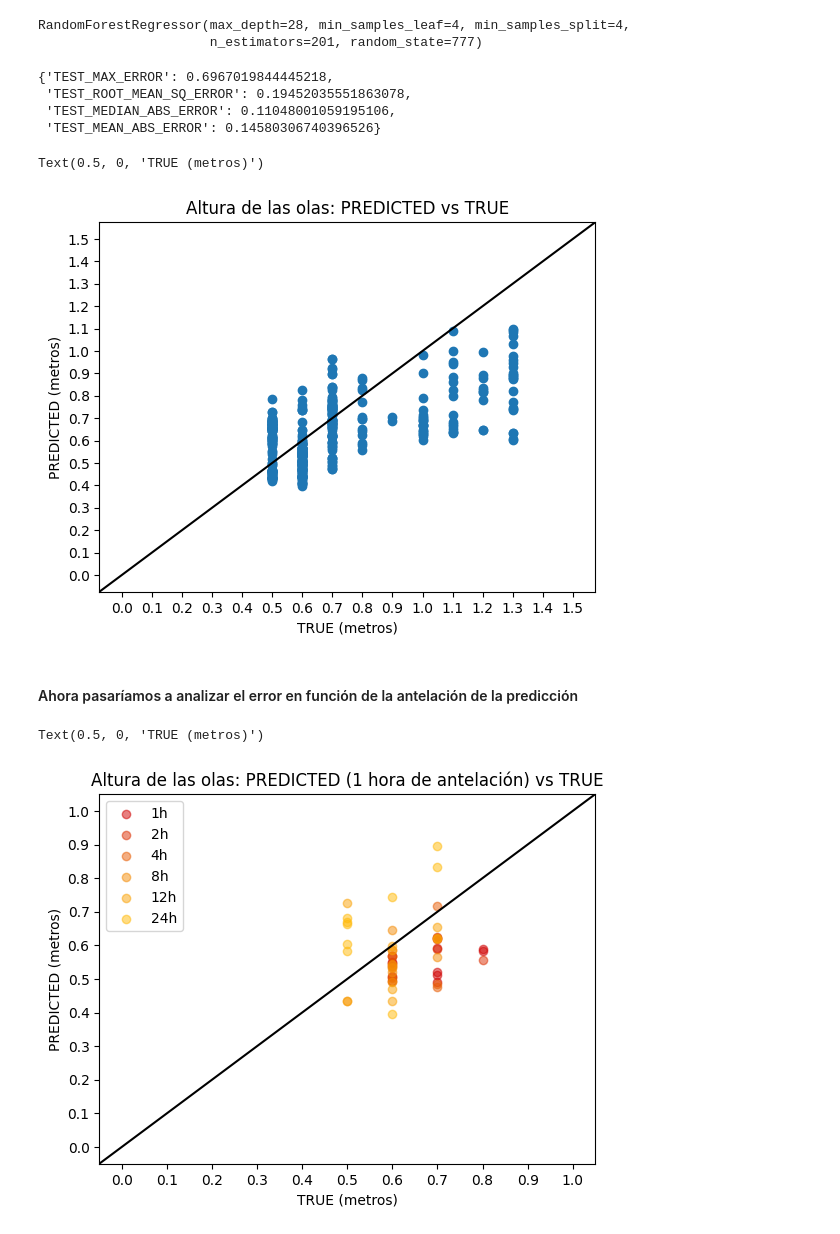
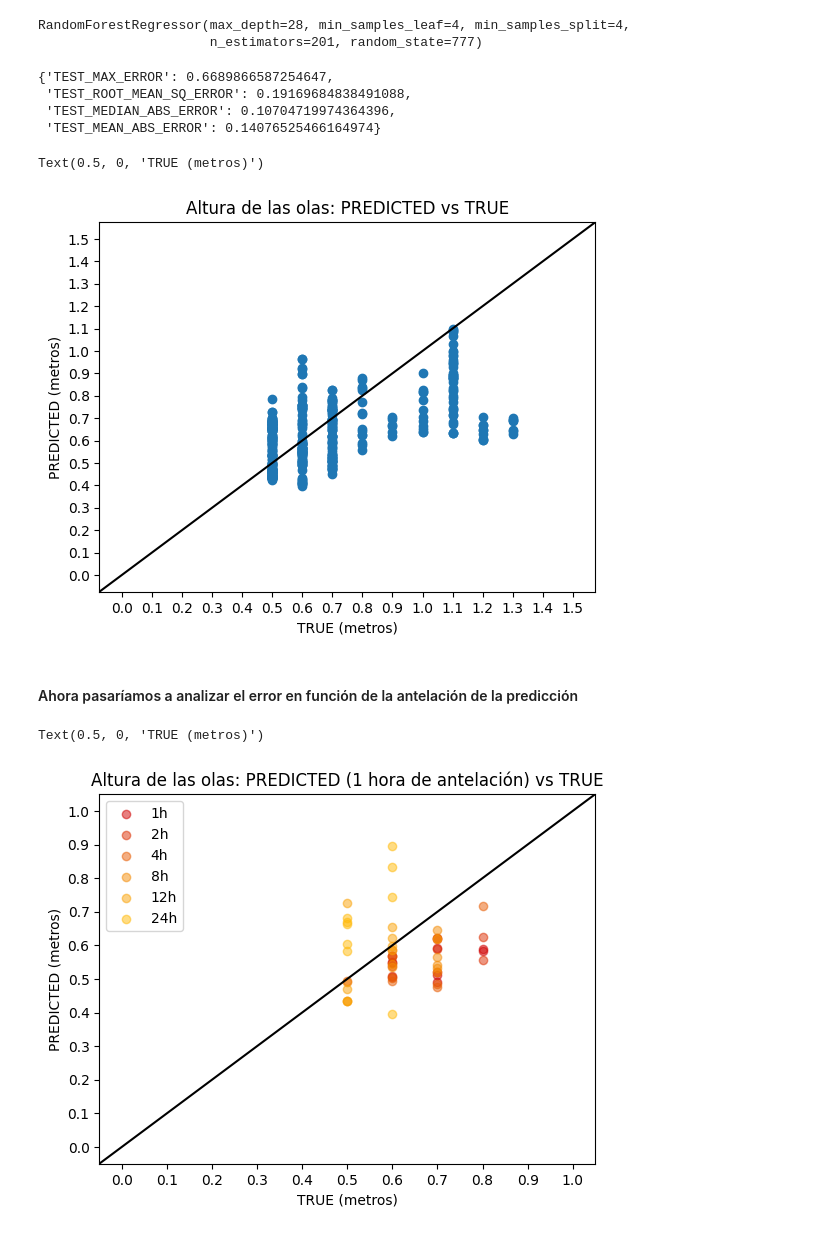
Before and after one commit to MarioBaldocchi/PD, a Jupyter notebook: forecasts/evaluacion.ipynb, the cells around one changed output. Drawn from its saved outputs; the diff is of its cells as text; code cells hidden in the pictures.

Commit message:
Evaluacion - y_true sacada de las observaciones

```diff
--- a/forecasts/evaluacion.ipynb
+++ b/forecasts/evaluacion.ipynb
@@ -22,8 +23,8 @@ df_forecast = pd.read_csv('./clean/forecast_merged.csv')
 ##### Para mantener el mismo orden de columnas en el input del modelo
 # %%
 antelaciones = df_forecast['antelacion'] # guardamos para evaluar posteriormente
-df_forecast = df_forecast[df_observ.columns]
+df_forecast = df_forecast[model_col_order]
 # %% [markdown]
 #### Separamos en explicativas y respuesta
 # %%
-X, y = df_forecast.drop(columns=['AlturaOlas', 'anio', 'mes', 'dia', 'hora']), df_forecast['AlturaOlas']
+X = df_forecast.drop(columns=['anio', 'mes', 'dia', 'hora'])
@@ -29,0 +70,20 @@ X, y = df_forecast.drop(columns=['AlturaOlas', 'anio', 'mes', 'dia', 'hora']), d
+# %%
+dfs = []
+for col in tableWaves.columns:
+    hora = int(col.replace('h', '')) # sacamos hora
+    df = tableWaves[[col]]
+    df.columns = ['AlturaOlas'] # renombramos la columna
+    df['AlturaOlas'] = df['AlturaOlas'].astype('float')
+    df.reset_index(inplace=True, names='fecha')
+    df['hora'] = hora
+    # separamos fecha en varias columnas
+    df[['dia', 'mes', 'anio']] = df.fecha.str.split('.', n=3, expand=True)
+    df['hora'] = df['hora'].astype('int')
+    df['dia'] = df['dia'].astype('int')
+    df['mes'] = df['mes'].astype('int')
+    df['anio'] = df['anio'].astype('int')
+
+    df.drop(columns=['fecha'], inplace=True)
+    dfs.append(df)
+
+df_real = pd.concat(dfs, axis=0)
@@ -30,3 +110,6 @@ X, y = df_forecast.drop(columns=['AlturaOlas', 'anio', 'mes', 'dia', 'hora']), d
+# %%
+df_merged = df_forecast.merge(df_real, on=['anio', 'mes', 'dia', 'hora'])
+y_true = df_merged['AlturaOlas']
 # %% [markdown]
 #### Cargamos el modelo definitivo
 # %%
@@ -46,31 +129,31 @@ RandomForestRegressor(max_depth=28, min_samples_leaf=4, min_samples_split=4,
 # %%
 predicciones = model.predict(X)
 # %%
-calcular_metricas(y, predicciones)
+calcular_metricas(y_true, predicciones)
 # %% [output]
-{'TEST_MAX_ERROR': 0.6967019844445218,
- 'TEST_ROOT_MEAN_SQ_ERROR': 0.19452035551863078,
- 'TEST_MEDIAN_ABS_ERROR': 0.11048001059195106,
- 'TEST_MEAN_ABS_ERROR': 0.14580306740396526}
+{'TEST_MAX_ERROR': 0.6689866587254647,
+ 'TEST_ROOT_MEAN_SQ_ERROR': 0.19169684838491088,
+ 'TEST_MEDIAN_ABS_ERROR': 0.10704719974364396,
+ 'TEST_MEAN_ABS_ERROR': 0.14076525466164974}
 # %%
-plt.scatter(y, predicciones)
+plt.scatter(y_true, predicciones)
+plt.axline([0,0], [1.5,1.5], color='0')
 plt.xticks([i/10 for i in range(0,16)])
 plt.yticks([i/10 for i in range(0,16)])
-plt.axline([0,0], [1.5, 1.5], color='0')
 plt.title('Altura de las olas: PREDICTED vs TRUE')
 
 plt.ylabel('PREDICTED (metros)')
 plt.xlabel('TRUE (metros)')
 # %% [output]
 Text(0.5, 0, 'TRUE (metros)')
-[figure, old version]
+[figure, new version]
 # %% [markdown]
 #### Ahora pasaríamos a analizar el error en función de la antelación de la predicción
 # %%
 colores = ["#d00000","#dc2f02","#e85d04","#f48c06","#faa307","#ffba08"]
 hours = [1,2,4,8,12,24]
 for i, h in enumerate(hours):
-    plt.scatter(y[antelaciones == h], predicciones[antelaciones == h], color=colores[i], alpha=0.5, label=f'{h}h')
+    plt.scatter(y_true[antelaciones == h], predicciones[antelaciones == h], color=colores[i], alpha=0.5, label=f'{h}h')
 plt.legend()
 plt.xticks([i / 10 for i in range(0, 16)])
 plt.yticks([i / 10 for i in range(0, 16)])
@@ -81,4 +164,4 @@ plt.ylabel('PREDICTED (metros)')
 plt.xlabel('TRUE (metros)')
 # %% [output]
 Text(0.5, 0, 'TRUE (metros)')
-[figure, old version]
+[figure, new version]
```
Also changed, not shown: parts of 7 cells of this notebook, 3 other files.
